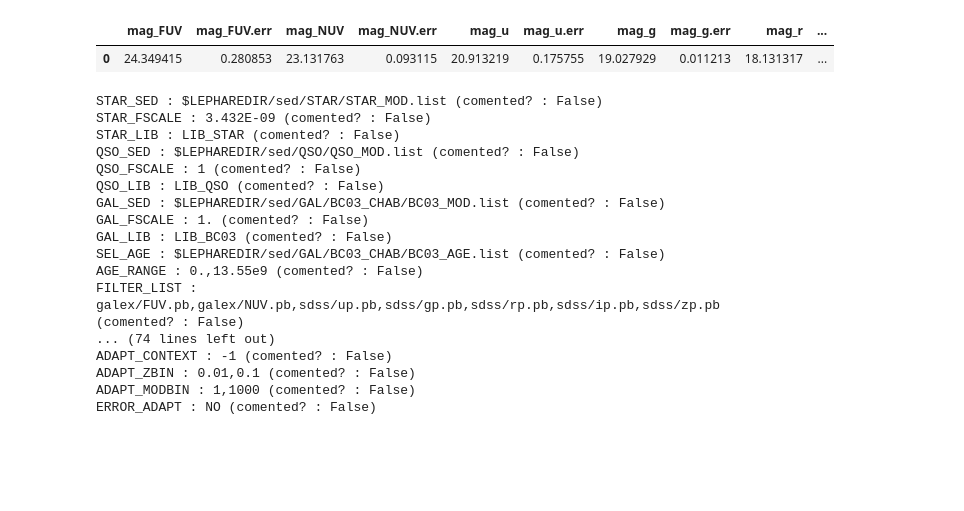
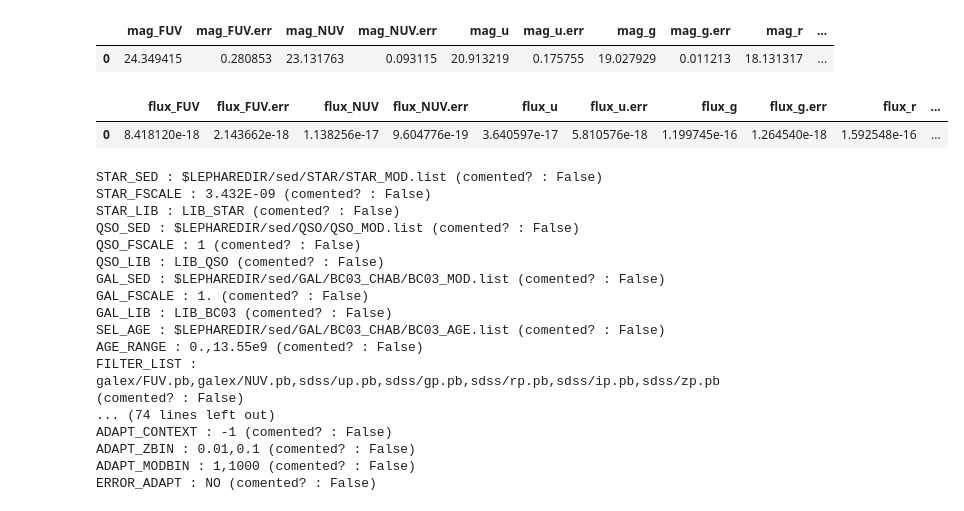
Before and after one commit to MartinBriday/pylephare, a Jupyter notebook: notebooks/test_lephare.ipynb, the cells around one changed output. Cells and saved outputs as stored; diff of their text form; code cells hidden in the pictures; blank space fills up the shorter version.

```diff
--- a/notebooks/test_lephare.ipynb
+++ b/notebooks/test_lephare.ipynb
@@ -8,21 +10,43 @@ from sedkcorr.sed_fitting import lephare
 # %%
-data = {"mag_FUV":24.34941529151189, "mag_FUV.err":0.2808529712437018, "mag_NUV":23.131763356831183,
+data_mag = {"mag_FUV":24.34941529151189, "mag_FUV.err":0.2808529712437018, "mag_NUV":23.131763356831183,
         "mag_NUV.err":0.09311475654141255, "mag_u":20.91321870241184, "mag_u.err":0.17575489046042136,
         "mag_g":19.027929430034394, "mag_g.err":0.011213086618905521, "mag_r":18.131317367139847,
         "mag_r.err":0.008302712573136972, "mag_i":17.708476613246482, "mag_i.err":0.008509995022562222,
         "mag_z":17.381505953770187, "mag_z.err":0.027499037334056453, "CONTEXT":127, "Z-SPEC":0.05821464776210461,
         "STRING":"SN2006ob"}
 
-try:
-    data_test = pandas.DataFrame(data)
-except(ValueError):
-    for k, v in data.items():
-        data[k] = [v]
-    data_test = pandas.DataFrame(data)
-data_test
+data_flux = {"flux_FUV":8.418119645517397e-18, "flux_FUV.err":2.143661908713681e-18,
+             "flux_NUV":1.1382562931688215e-17, "flux_NUV.err":9.604776017815744e-19,
+             "flux_u":3.6405973425498647e-17, "flux_u.err":5.8105758510391525e-18,
+             "flux_g":1.199744512838845e-16, "flux_g.err":1.2645403391975792e-18,
+             "flux_r":1.5925481408070496e-16, "flux_r.err":1.2303613829159515e-18,
+             "flux_i":1.5973227540346776e-16, "flux_i.err":1.2616792254120978e-18,
+             "flux_z":1.5282070538096207e-16, "flux_z.err":3.938851888085081e-18,
+             "CONTEXT":127, "Z-SPEC":0.05821464776210461, "STRING":"SN2006ob"}
-# %% [output]
-|  | mag_FUV | mag_FUV.err | mag_NUV | mag_NUV.err | mag_u | mag_u.err | mag_g | mag_g.err | mag_r | ... |
-| 0 | 24.349415 | 0.280853 | 23.131763 | 0.093115 | 20.913219 | 0.175755 | 19.027929 | 0.011213 | 18.131317 | ... |
+# %%
+try:
+    data_mag = pandas.DataFrame(data_mag)
+except(ValueError):
+    for k, v in data_mag.items():
+        data_mag[k] = [v]
+    data_mag = pandas.DataFrame(data_mag)
+
+data_mag
+# %% [output]
+|  | mag_FUV | mag_FUV.err | mag_NUV | mag_NUV.err | mag_u | mag_u.err | mag_g | mag_g.err | mag_r | ... |
+| 0 | 24.349415 | 0.280853 | 23.131763 | 0.093115 | 20.913219 | 0.175755 | 19.027929 | 0.011213 | 18.131317 | ... |
+# %%
+try:
+    data_flux = pandas.DataFrame(data_flux)
+except(ValueError):
+    for k, v in data_flux.items():
+        data_flux[k] = [v]
+    data_flux = pandas.DataFrame(data_flux)
+
+data_flux
+# %% [output]
+|  | flux_FUV | flux_FUV.err | flux_NUV | flux_NUV.err | flux_u | flux_u.err | flux_g | flux_g.err | flux_r | ... |
+| 0 | 8.418120e-18 | 2.143662e-18 | 1.138256e-17 | 9.604776e-19 | 3.640597e-17 | 5.810576e-18 | 1.199745e-16 | 1.264540e-18 | 1.592548e-16 | ... |
 # %%
 test_fit = lephare.LePhareSEDFitter()
 # %%
```
Also changed, not shown: parts of 14 cells of this notebook, 2 other files.
